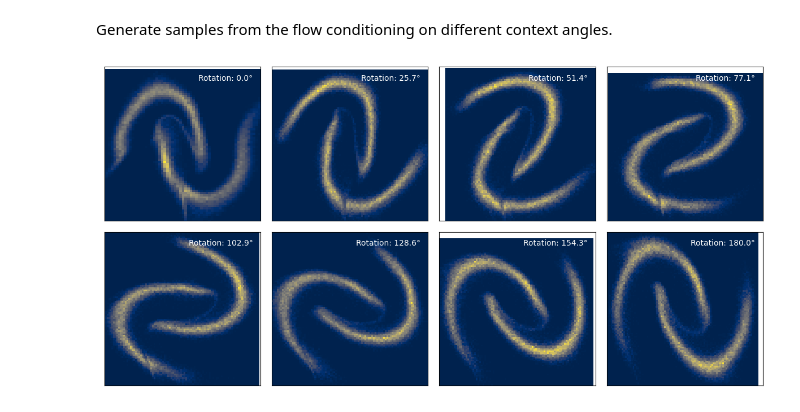
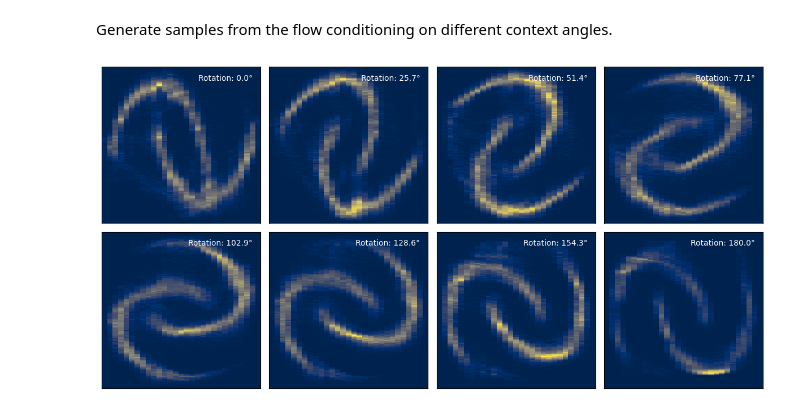
Before and after one commit to smsharma/jax-conditional-flows, a Jupyter notebook: notebooks/example.ipynb, the cells around one changed output. Saved outputs shown, nothing was run; the diff lists cells and outputs as text; code cells hidden in the pictures.

```diff
--- a/notebooks/example.ipynb
+++ b/notebooks/example.ipynb
@@ -58,7 +61,7 @@ n_dim = 2
 n_context = 1  # Single context parameter
 
 # model = MaskedAutoregressiveFlow(n_dim=n_dim, n_context=n_context, hidden_dims=[128,128], n_transforms=12, activation="tanh", use_random_permutations=False)
-model = NeuralSplineFlow(n_dim=n_dim, n_context=n_context, hidden_dims=[128,128], n_transforms=8, activation="relu", n_bins=4)
+model = NeuralSplineFlow(n_dim=n_dim, n_context=n_context, hidden_dims=[128,128], n_transforms=8, activation="gelu", n_bins=16, range_min=-2, range_max=2,)
 
 # Initialize model
 key = jax.random.PRNGKey(42)
@@ -69,6 +72,7 @@ params = model.init(key, x_test, context)
 # Log-prob and sampling
 log_prob = model.apply(params, x_test, jnp.ones((x_test.shape[0], n_context)))
 samples = model.apply(params, n_samples, key, jnp.ones((n_samples, n_context)), method=model.sample)
+samples
 # %% [output]
 Array([[ 1.4685203 ,  0.3171148 ],
        [ 1.097978  , -1.3827846 ],
@@ -80,7 +84,7 @@ Array([[ 1.4685203 ,  0.3171148 ],
 # %% [markdown]
 Train using batches of randomly-sampled points, each pair being randomly rotated by a given angle.
 # %%
-optimizer = optax.adam(learning_rate=2e-4)
+optimizer = optax.adam(learning_rate=3e-4)
 opt_state = optimizer.init(params)
 
 def loss_fn(params, x, context):
@@ -95,8 +99,8 @@ def update(params, opt_state, batch):
   new_params = optax.apply_updates(params, updates)
   return new_params, new_opt_state
 # %%
-batch_size = 128
-n_steps = 20_000
+batch_size = 64
+n_steps = 10_000
 
 for step in tqdm(range(n_steps)):
 
@@ -130,32 +134,34 @@ from matplotlib.gridspec import GridSpec
 from mpl_toolkits.axes_grid1 import make_axes_locatable
 
 fig = plt.figure(figsize=(12, 6))
 gs = GridSpec(2, 4)
 
 rot_list = np.linspace(0., 180., 8)
 
+n_bins = 150
+
 for i in tqdm(range(8)):
 
     key, subkey = jax.random.split(key)
 
     x_samples = sample_from_flow(rot=rot_list[i], n_samples=100_000, key=key)
     ax = fig.add_subplot(gs[i])
 
-    ax.hist2d(x_samples[:, 0], x_samples[:, 1], bins=100, cmap='cividis')
+    ax.hist2d(x_samples[:, 0], x_samples[:, 1], bins=[np.linspace(-2, 2, 30), np.linspace(-2, 2, n_bins)], cmap='cividis')
 
     # Add text to the upper right
     ax.text(0.95, 0.95, "Rotation: {0:.1f}°".format(rot_list[i]),
             verticalalignment='top', horizontalalignment='right',
             transform=ax.transAxes, color='white')
 
     # Set x and y limits
     ax.set_xlim(-2 ,2)
     ax.set_ylim(-2, 2)
 
     # Turn off the tick labels
     ax.set_xticks([])
     ax.set_yticks([])
 
 plt.tight_layout()
 # %% [output]
-[figure, old version]
+[figure, new version]
```
Also changed, not shown: parts of 3 cells of this notebook.
